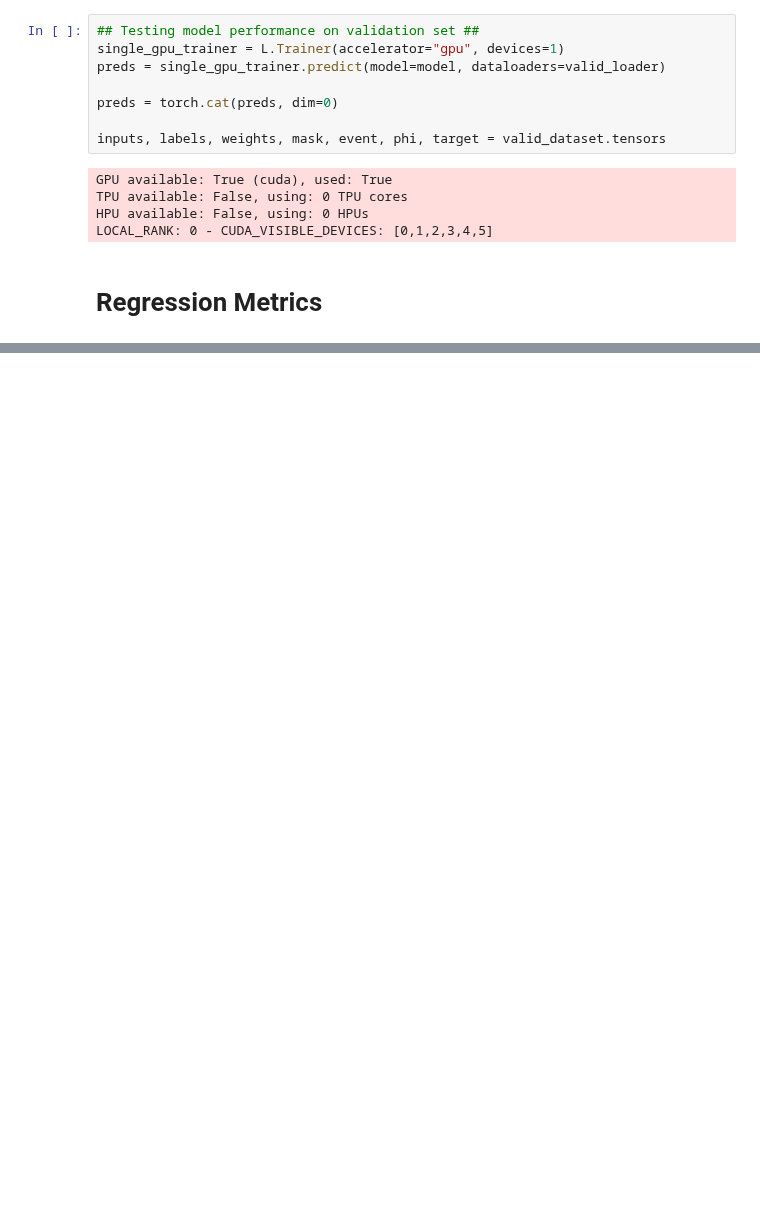
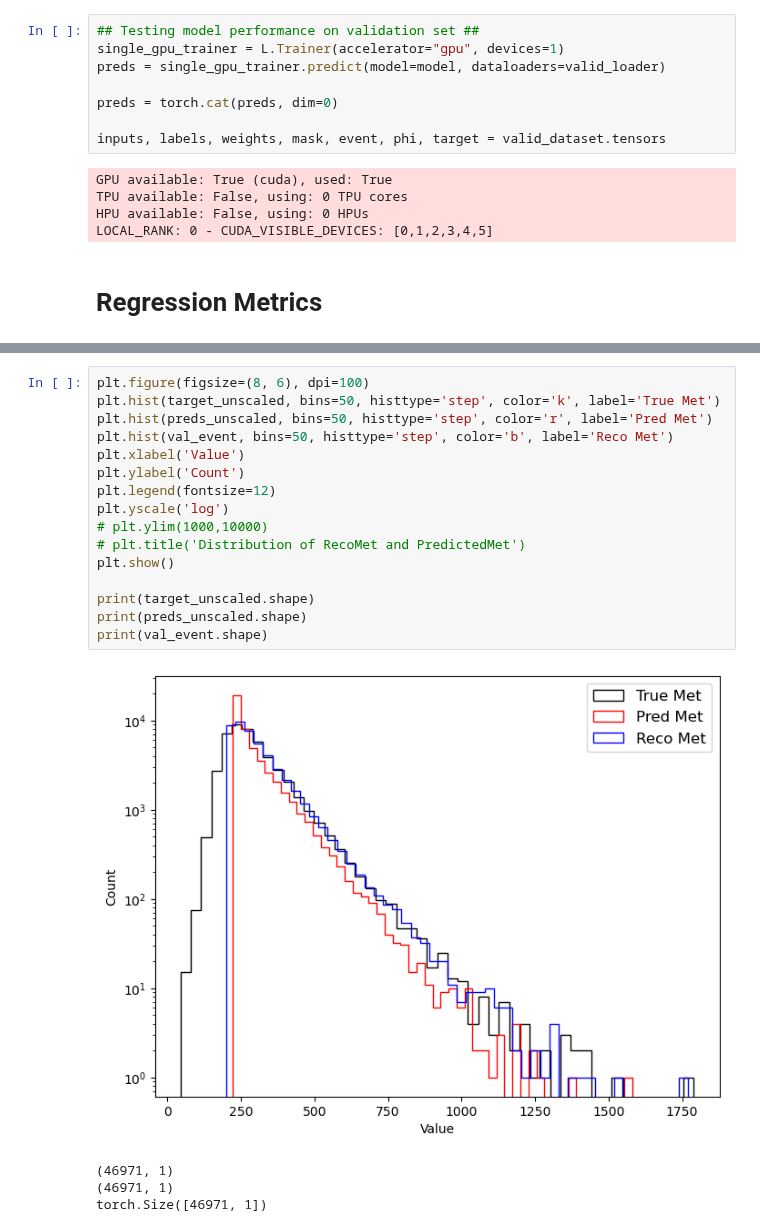
Before and after one commit to inigostibbe/msciproject, a Jupyter notebook: bristol-tth-transformer-msc_project/bristol-tth-transformer-msc_project/notebooks/training_regressor.ipynb, the cells around one changed output, grey strips where cells are left out. Drawn from its saved outputs; the diff is of its cells as text; blank space fills up the shorter version.

```diff
--- a/bristol-tth-transformer-msc_project/bristol-tth-transformer-msc_project/notebooks/training_regressor.ipynb
+++ b/bristol-tth-transformer-msc_project/bristol-tth-transformer-msc_project/notebooks/training_regressor.ipynb
@@ -528,3 +594,24 @@ LOCAL_RANK: 0 - CUDA_VISIBLE_DEVICES: [0,1,2,3,4,5]
+# %%
+plt.figure(figsize=(8, 6), dpi=100)
+plt.hist(target_unscaled, bins=50, histtype='step', color='k', label='True Met')
+plt.hist(preds_unscaled, bins=50, histtype='step', color='r', label='Pred Met')
+plt.hist(val_event, bins=50, histtype='step', color='b', label='Reco Met')
+plt.xlabel('Value')
+plt.ylabel('Count')
+plt.legend(fontsize=12)
+plt.yscale('log')
+# plt.ylim(1000,10000)
+# plt.title('Distribution of RecoMet and PredictedMet')
+plt.show()
+
+print(target_unscaled.shape)
+print(preds_unscaled.shape)
+print(val_event.shape)
+# %% [output]
+[figure, added]
+(46971, 1)
+(46971, 1)
+torch.Size([46971, 1])
 # %%
 import numpy as np
 import matplotlib.pyplot as plt
```
Also changed, not shown: parts of 32 cells of this notebook, 20 other files.
